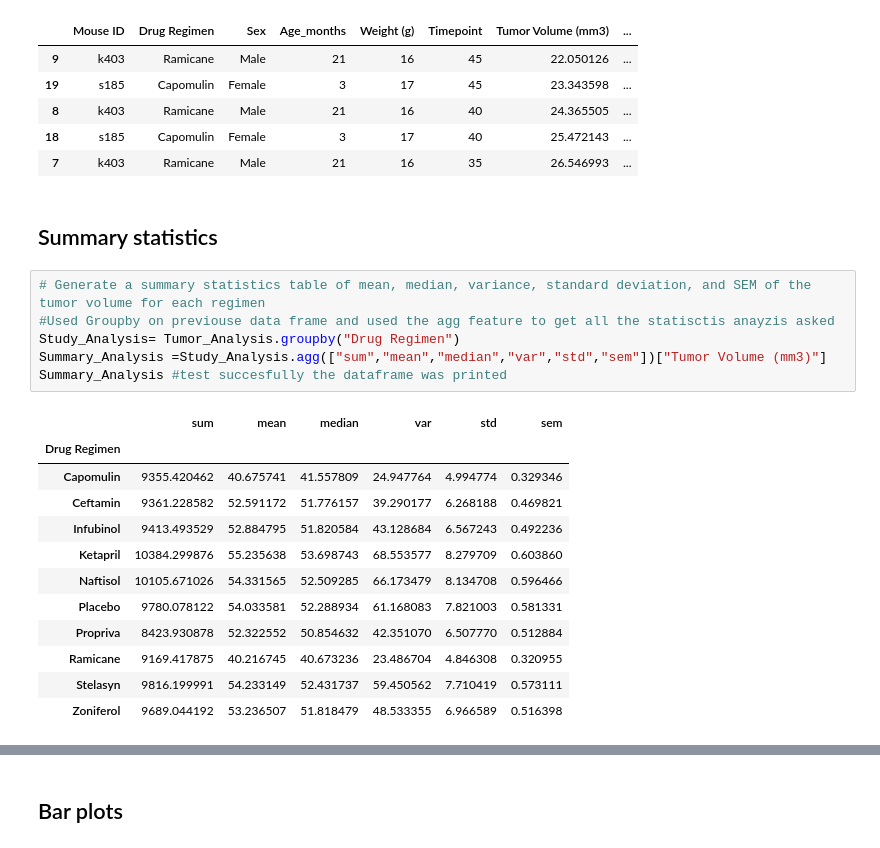
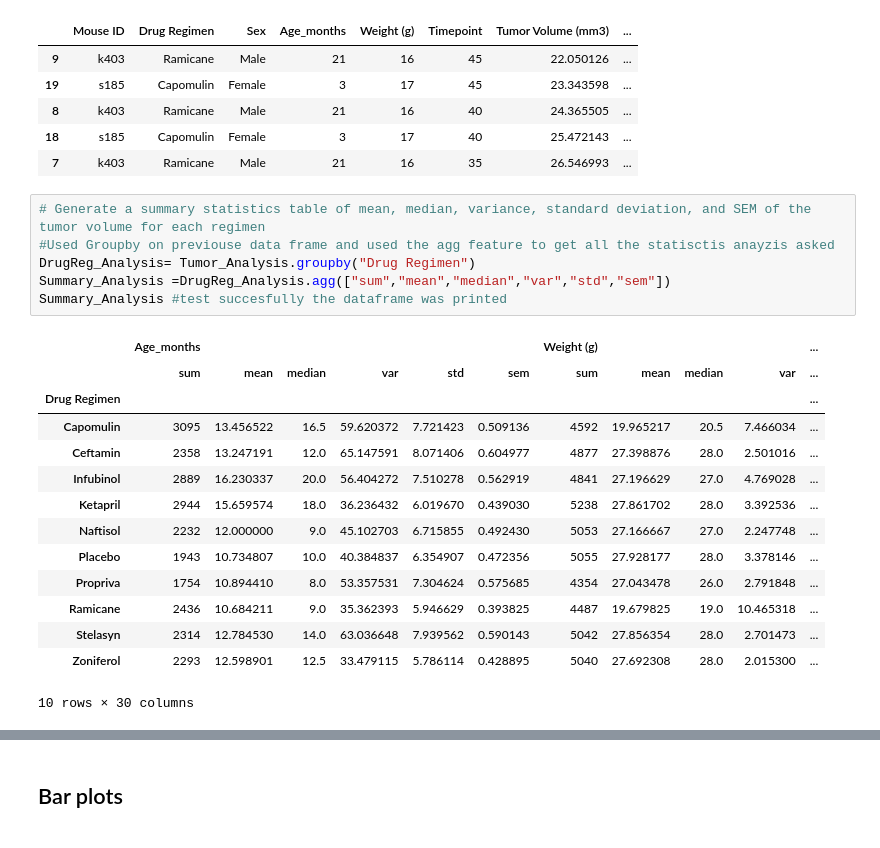
Before and after one commit to jamc7196/github_boot_camp, a Jupyter notebook: Maplotlib-challenge/Pymaceuticals/pymaceuticals_starter.ipynb, the cells around one changed output, grey strips where cells are left out. Cells and saved outputs as stored; diff of their text form.

```diff
--- a/Maplotlib-challenge/Pymaceuticals/pymaceuticals_starter.ipynb
+++ b/Maplotlib-challenge/Pymaceuticals/pymaceuticals_starter.ipynb
@@ -37,24 +40,24 @@ Tumor_Analysis.head()
 | 8 | k403 | Ramicane | Male | 21 | 16 | 40 | 24.365505 | ... |
 | 18 | s185 | Capomulin | Female | 3 | 17 | 40 | 25.472143 | ... |
 | 7 | k403 | Ramicane | Male | 21 | 16 | 35 | 26.546993 | ... |
-# %% [markdown]
-## Summary statistics
 # %%
 # Generate a summary statistics table of mean, median, variance, standard deviation, and SEM of the tumor volume for each regimen
 #Used Groupby on previouse data frame and used the agg feature to get all the statisctis anayzis asked
-Study_Analysis= Tumor_Analysis.groupby("Drug Regimen")
-Summary_Analysis =Study_Analysis.agg(["sum","mean","median","var","std","sem"])["Tumor Volume (mm3)"]
+DrugReg_Analysis= Tumor_Analysis.groupby("Drug Regimen")
+Summary_Analysis =DrugReg_Analysis.agg(["sum","mean","median","var","std","sem"])
 Summary_Analysis #test succesfully the dataframe was printed
 # %% [output]
-|  | sum | mean | median | var | std | sem |
-| Drug Regimen |  |  |  |  |  |  |
-| Capomulin | 9355.420462 | 40.675741 | 41.557809 | 24.947764 | 4.994774 | 0.329346 |
-| Ceftamin | 9361.228582 | 52.591172 | 51.776157 | 39.290177 | 6.268188 | 0.469821 |
-| Infubinol | 9413.493529 | 52.884795 | 51.820584 | 43.128684 | 6.567243 | 0.492236 |
-| Ketapril | 10384.299876 | 55.235638 | 53.698743 | 68.553577 | 8.279709 | 0.603860 |
-| Naftisol | 10105.671026 | 54.331565 | 52.509285 | 66.173479 | 8.134708 | 0.596466 |
-| Placebo | 9780.078122 | 54.033581 | 52.288934 | 61.168083 | 7.821003 | 0.581331 |
-| Propriva | 8423.930878 | 52.322552 | 50.854632 | 42.351070 | 6.507770 | 0.512884 |
-| Ramicane | 9169.417875 | 40.216745 | 40.673236 | 23.486704 | 4.846308 | 0.320955 |
-| Stelasyn | 9816.199991 | 54.233149 | 52.431737 | 59.450562 | 7.710419 | 0.573111 |
-| Zoniferol | 9689.044192 | 53.236507 | 51.818479 | 48.533355 | 6.966589 | 0.516398 |
+|  | Age_months |  |  |  |  |  | Weight (g) |  |  |  | ... |
+|  | sum | mean | median | var | std | sem | sum | mean | median | var | ... |
+| Drug Regimen |  |  |  |  |  |  |  |  |  |  | ... |
+| Capomulin | 3095 | 13.456522 | 16.5 | 59.620372 | 7.721423 | 0.509136 | 4592 | 19.965217 | 20.5 | 7.466034 | ... |
+| Ceftamin | 2358 | 13.247191 | 12.0 | 65.147591 | 8.071406 | 0.604977 | 4877 | 27.398876 | 28.0 | 2.501016 | ... |
+| Infubinol | 2889 | 16.230337 | 20.0 | 56.404272 | 7.510278 | 0.562919 | 4841 | 27.196629 | 27.0 | 4.769028 | ... |
+| Ketapril | 2944 | 15.659574 | 18.0 | 36.236432 | 6.019670 | 0.439030 | 5238 | 27.861702 | 28.0 | 3.392536 | ... |
+| Naftisol | 2232 | 12.000000 | 9.0 | 45.102703 | 6.715855 | 0.492430 | 5053 | 27.166667 | 27.0 | 2.247748 | ... |
+| Placebo | 1943 | 10.734807 | 10.0 | 40.384837 | 6.354907 | 0.472356 | 5055 | 27.928177 | 28.0 | 3.378146 | ... |
+| Propriva | 1754 | 10.894410 | 8.0 | 53.357531 | 7.304624 | 0.575685 | 4354 | 27.043478 | 26.0 | 2.791848 | ... |
+| Ramicane | 2436 | 10.684211 | 9.0 | 35.362393 | 5.946629 | 0.393825 | 4487 | 19.679825 | 19.0 | 10.465318 | ... |
+| Stelasyn | 2314 | 12.784530 | 14.0 | 63.036648 | 7.939562 | 0.590143 | 5042 | 27.856354 | 28.0 | 2.701473 | ... |
+| Zoniferol | 2293 | 12.598901 | 12.5 | 33.479115 | 5.786114 | 0.428895 | 5040 | 27.692308 | 28.0 | 2.015300 | ... |
+10 rows × 30 columns
```
Also changed, not shown: parts of 13 cells of this notebook.
